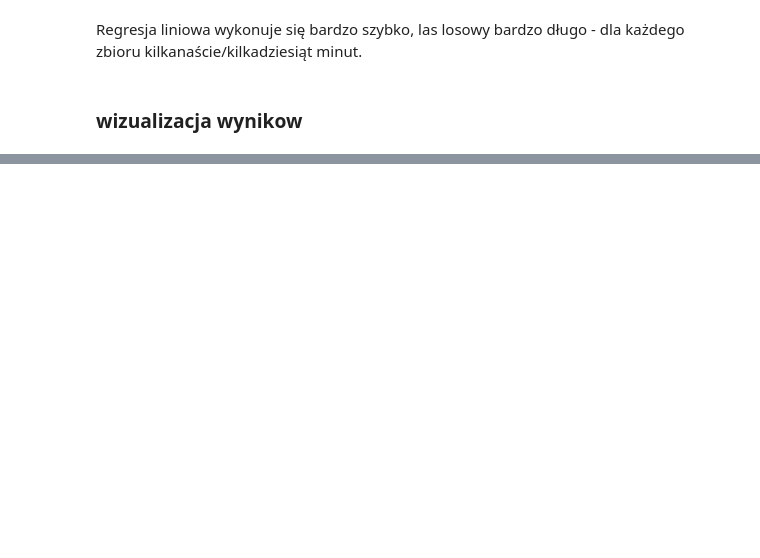
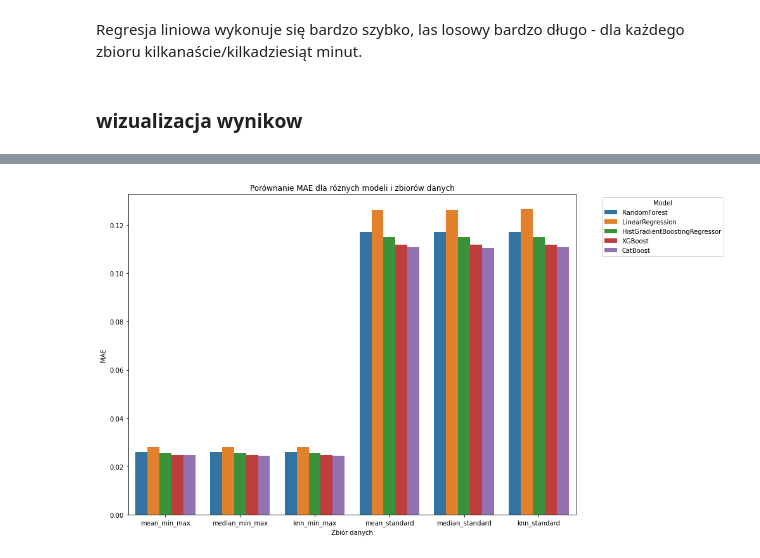
Before and after one commit to RafMat159/MOW_II_Projekt_I, a Jupyter notebook: Used _Car_Auction_Prices_2.ipynb, the cells around one changed output, grey strips where cells are left out. Saved outputs shown, nothing was run; the diff lists cells and outputs as text; code cells hidden in the pictures; blank space fills up the shorter version.

Commit message:
5 modeli bez hiperparametrow

```diff
--- a/Used _Car_Auction_Prices_2.ipynb
+++ b/Used _Car_Auction_Prices_2.ipynb
@@ -170,0 +144,6 @@ plot_comparison_metrics(linear_regression_results, random_forest_results)
+# %%
+def custom_mae(y_true, y_pred):
+    return np.mean(np.abs(y_true - y_pred))
+
+def custom_rmse(y_true, y_pred):
+    return np.sqrt(np.mean((y_true - y_pred) ** 2))
@@ -170,0 +222,2 @@ plot_comparison_metrics(linear_regression_results, random_forest_results)
+# %%
+results_df = pd.DataFrame(results)
@@ -170,0 +262,11 @@ plot_comparison_metrics(linear_regression_results, random_forest_results)
+# %%
+plt.figure(figsize=(14, 8))
+sns.barplot(data=results_df, x='Dataset', y='MAE', hue='Model')
+plt.title('Porównanie MAE dla różnych modeli i zbiorów danych')
+plt.ylabel('MAE')
+plt.xlabel('Zbiór danych')
+plt.legend(title='Model', bbox_to_anchor=(1.05, 1), loc='upper left')
+plt.tight_layout()
+plt.show()
+# %% [output]
+[figure, added]
```
Also changed, not shown: parts of 14 cells of this notebook, 7 other files.
